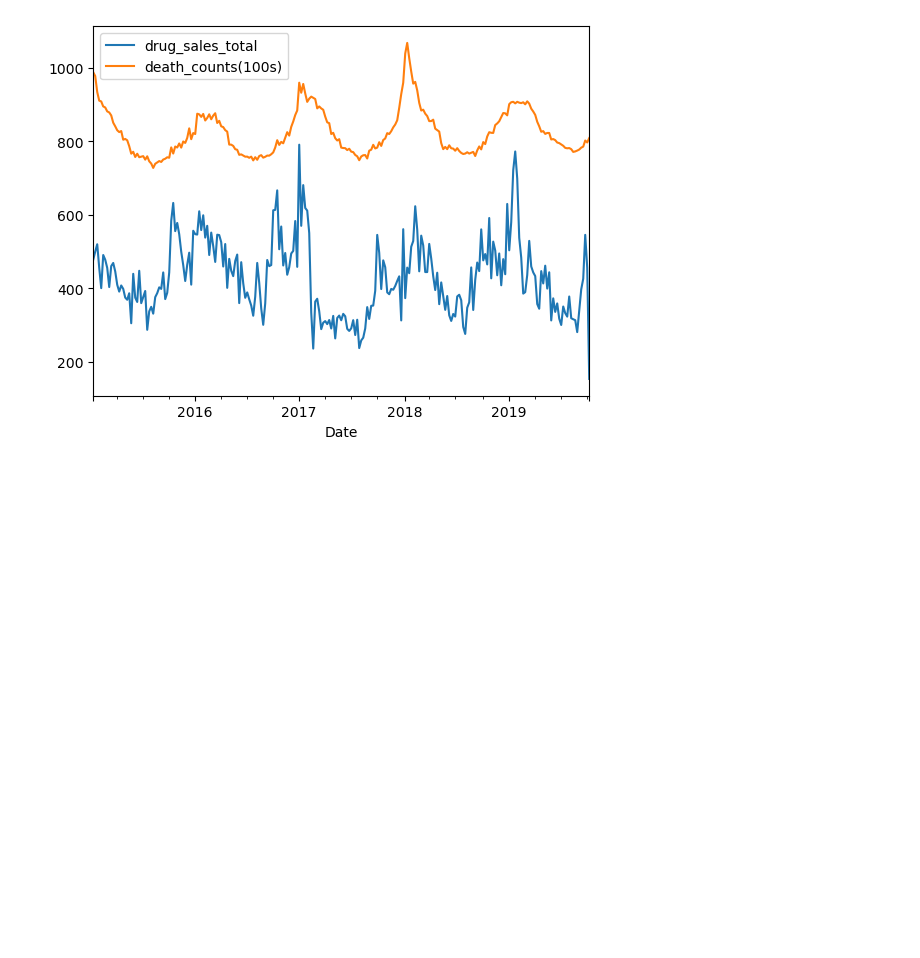
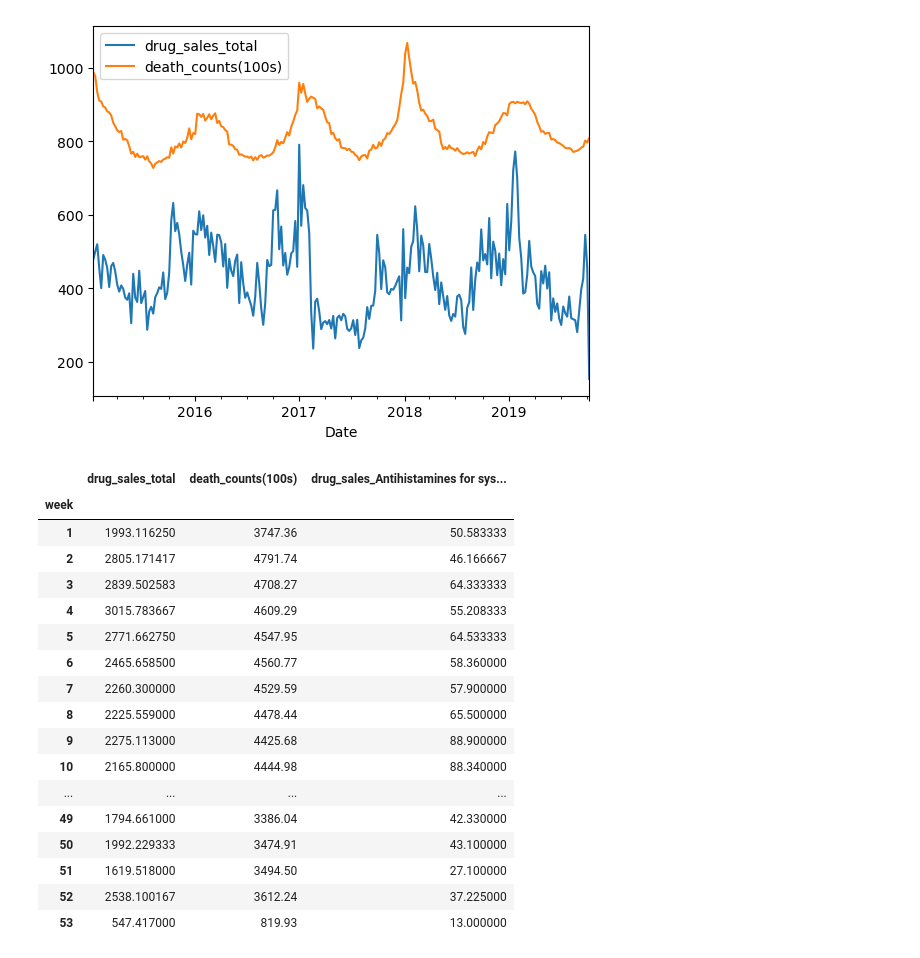
Before and after one commit to Birdfeathers/Project1--Healthcare_Devices, a Jupyter notebook: death_by_drug_sales.ipynb, the cells around one changed output. Saved outputs shown, nothing was run; the diff lists cells and outputs as text; code cells hidden in the pictures; blank space fills up the shorter version.

```diff
--- a/death_by_drug_sales.ipynb
+++ b/death_by_drug_sales.ipynb
@@ -184,0 +188,21 @@ death_and_drug_sales_df[['drug_sales_total', 'death_counts(100s)']].plot()
+# %%
+death_and_drug_sales_by_week_df
+# %% [output]
+|  | drug_sales_total | death_counts(100s) | drug_sales_Antihistamines for sys... |
+| week |  |  |  |
+| 1 | 1993.116250 | 3747.36 | 50.583333 |
+| 2 | 2805.171417 | 4791.74 | 46.166667 |
+| 3 | 2839.502583 | 4708.27 | 64.333333 |
+| 4 | 3015.783667 | 4609.29 | 55.208333 |
+| 5 | 2771.662750 | 4547.95 | 64.533333 |
+| 6 | 2465.658500 | 4560.77 | 58.360000 |
+| 7 | 2260.300000 | 4529.59 | 57.900000 |
+| 8 | 2225.559000 | 4478.44 | 65.500000 |
+| 9 | 2275.113000 | 4425.68 | 88.900000 |
+| 10 | 2165.800000 | 4444.98 | 88.340000 |
+| ... | ... | ... | ... |
+| 49 | 1794.661000 | 3386.04 | 42.330000 |
+| 50 | 1992.229333 | 3474.91 | 43.100000 |
+| 51 | 1619.518000 | 3494.50 | 27.100000 |
+| 52 | 2538.100167 | 3612.24 | 37.225000 |
+| 53 | 547.417000 | 819.93 | 13.000000 |
```
Also changed, not shown: parts of 3 cells of this notebook.
